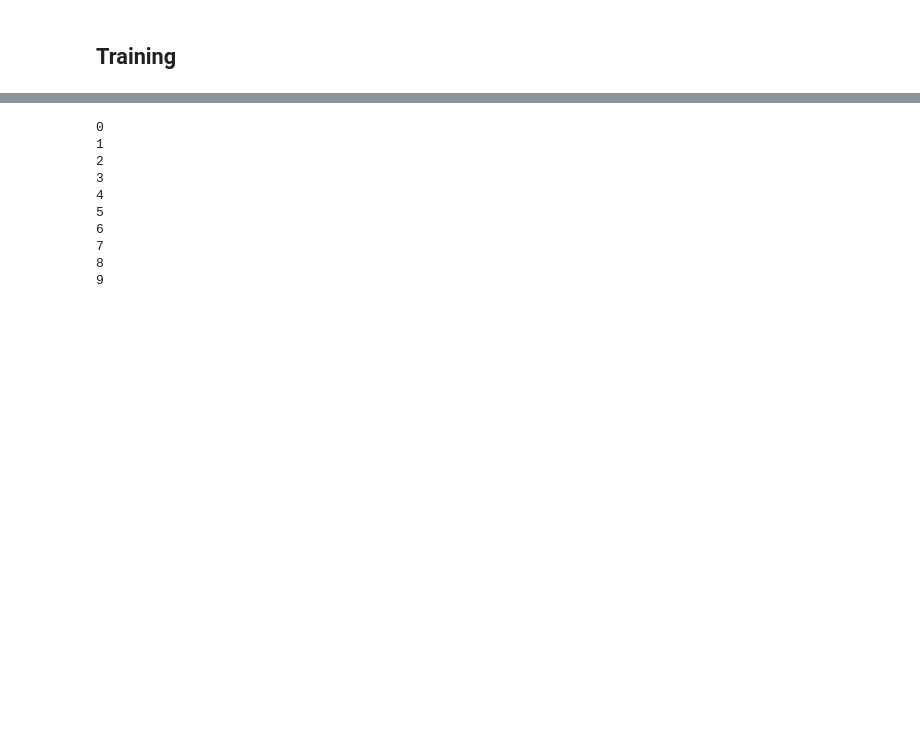
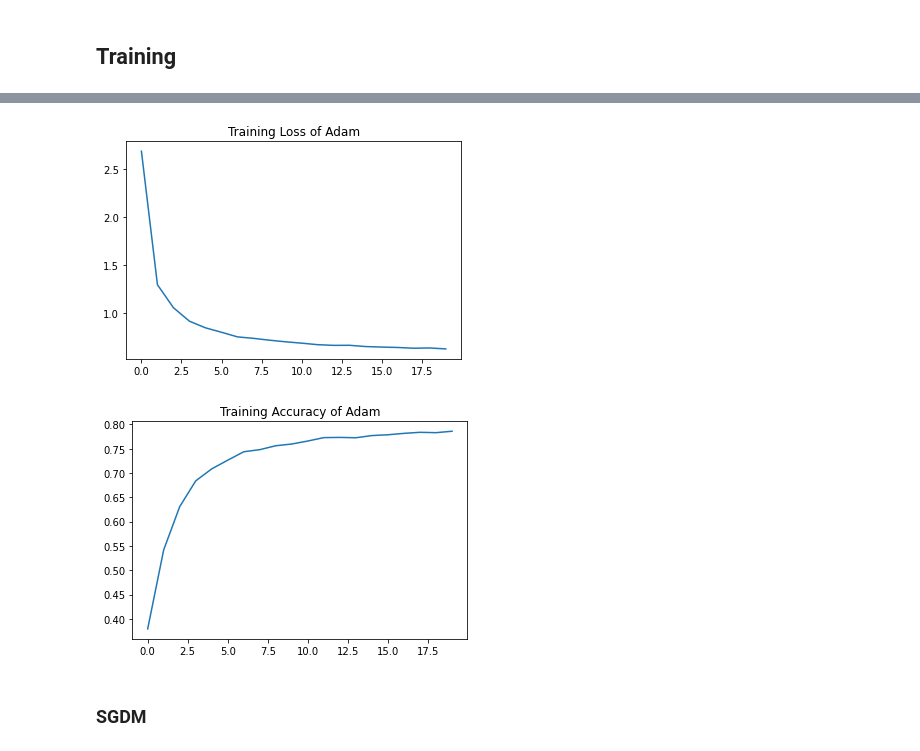
Before and after one commit to gautamvira/StackingOptimizers, a Jupyter notebook: StackingOptimizers/AdamSGD.ipynb, the cells around one changed output, grey strips where cells are left out. Saved outputs shown, nothing was run; the diff lists cells and outputs as text; code cells hidden in the pictures; blank space fills up the shorter version.

Commit message:
AdamSGD

```diff
--- a/StackingOptimizers/AdamSGD.ipynb
+++ b/StackingOptimizers/AdamSGD.ipynb
@@ -25,14 +25,16 @@ mps
 def load_data():
     img_shape = (32, 32)
     transform_train = transforms.Compose([
-        transforms.Resize(img_shape, Image.BILINEAR),
-        transforms.RandomCrop(32, padding=4),
-        transforms.RandomHorizontalFlip(),
+        # transforms.Resize(img_shape, Image.BILINEAR),
+        # transforms.RandomCrop(32, padding=4),
+        # transforms.RandomHorizontalFlip(),
         transforms.ToTensor(),
+        transforms.Normalize((0.5,), (0.5,))
     ])
     transform_test = transforms.Compose([
-        transforms.Resize(img_shape, Image.BILINEAR),
+        # transforms.Resize(img_shape, Image.BILINEAR),
         transforms.ToTensor(),
+        transforms.Normalize((0.5,), (0.5,))
     ])
     train_data = datasets.CIFAR10(root = 'data', train = True, download = True, transform = transform_train)
     test_data = datasets.CIFAR10(root = 'data', train = False, download = True, transform = transform_test)
@@ -68,7 +70,7 @@ class CNN(nn.Module):
             nn.ReLU(),
             nn.MaxPool2d(2),
         )
-        self.out = nn.Linear(4096, 100)
+        self.out = nn.Linear(4096, 10)
 
     def forward(self, x):
         x = self.conv1(x)
@@ -134,3 +136,10 @@ def evaluate(model, test_loader, loss_func):
     print('Test Loss %4f, Test Accuracy %4f' % (total_loss/counter, correct/num_labels))
 # %% [markdown]
 ## Training
+# %%
+lr = 0.01
+
+model = CNN().to(device)
+print(model)
+
+loss_func = nn.CrossEntropyLoss()
@@ -137,12 +164,9 @@ def evaluate(model, test_loader, loss_func):
 # %%
-lr = 0.001
-# NAdam
-# NAdam_run = wandb.init(project="CSI 5340 Project", entity="kwang126", name='Adam')
-model = CNN().to(device)
-loss_func = nn.CrossEntropyLoss()
+# Adam
+# Adam_run = wandb.init(project="CSI 5340 Project", entity="kwang126", name='Adam')
 optimizer = torch.optim.Adam(model.parameters(), lr = lr, weight_decay=5e-4)
 
-accuracy_lst_NAdam, loss_lst_NAdam = train(model, train_loader, optimizer, loss_func, 100)
+accuracy_lst_Adam, loss_lst_Adam = train(model, train_loader, optimizer, loss_func, 20)
 evaluate(model, test_loader, loss_func)
-# NAdam_run.finish()
+# Adam_run.finish()
 # %% [output]
@@ -162,15 +186,13 @@ import time
-# %%
-for i in tqdm(range(10), desc=f"Training progress", colour="#00ff00"):
-    print(i)
-    time.sleep(1)
-# %% [output]
-0
-1
-2
-3
-4
-5
-6
-7
-8
-9
+# %%
+plt.plot(range(20), loss_lst_Adam)
+plt.title('Training Loss of Adam')
+plt.show()
+
+plt.plot(range(20), accuracy_lst_Adam)
+plt.title('Training Accuracy of Adam')
+plt.show()
+# %% [output]
+[figure, added]
+[figure, added]
+# %% [markdown]
+### SGDM
```
Also changed, not shown: parts of 8 cells of this notebook, 1 other file.
